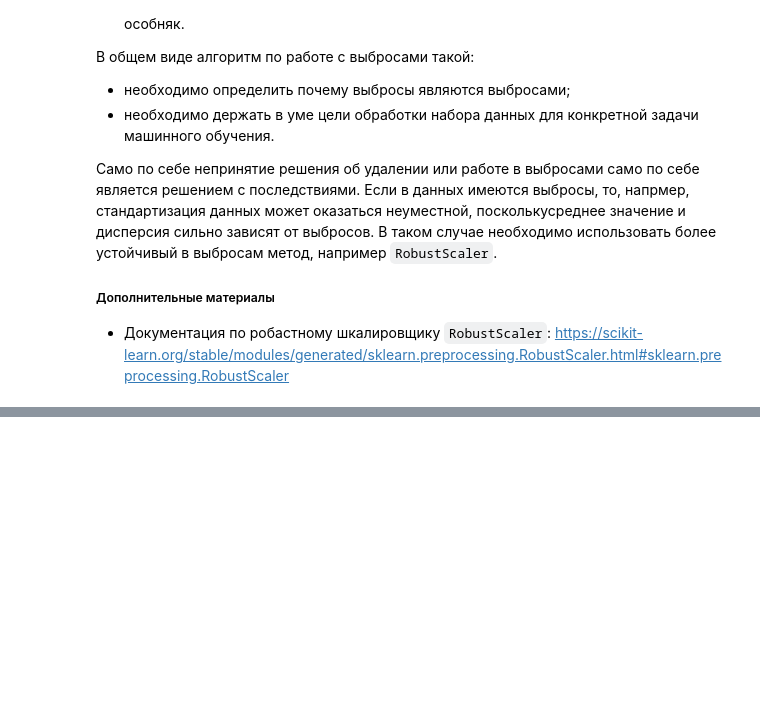
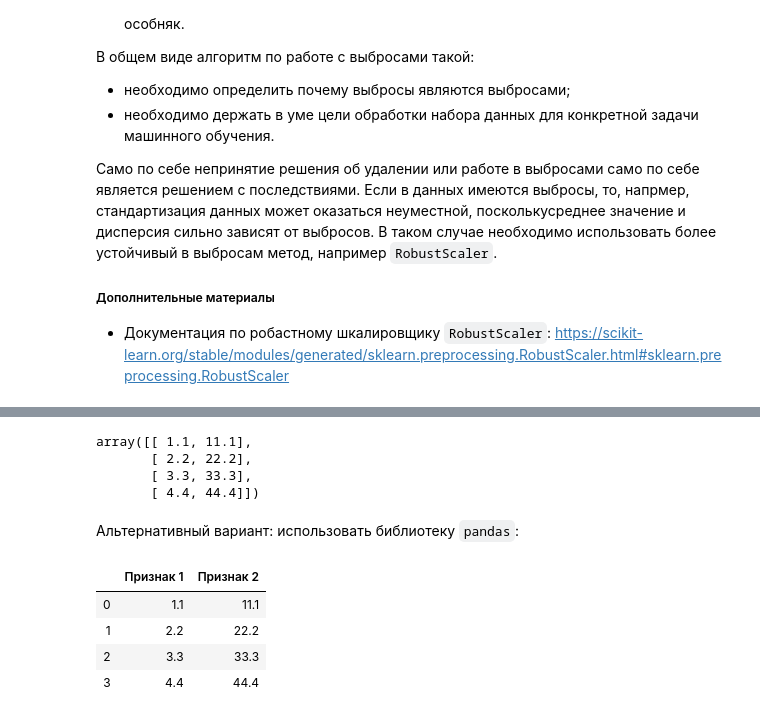
Before and after one commit to AntonNeverovich/data-science, a Jupyter notebook: cookbooks/5-numerical-data-processing.ipynb, the cells around one changed output, grey strips where cells are left out. Cells and saved outputs as stored; diff of their text form; code cells hidden in the pictures; blank space fills up the shorter version.

```diff
--- a/cookbooks/5-numerical-data-processing.ipynb
+++ b/cookbooks/5-numerical-data-processing.ipynb
@@ -406,0 +524,32 @@ houses
+# %%
+# Создать матрицу признаков
+features_with_nan = np.array([
+    [1.1, 11.1],
+    [2.2, 22.2],
+    [3.3, 33.3],
+    [4.4, 44.4],
+    [np.nan, 55]
+])
+features_with_nan
+
+# Оставить только те наблюдения, которые не (помечены `~`) пропущены
+features_with_nan[~np.isnan(features_with_nan).any(axis=1)]
+# %% [output]
+array([[ 1.1, 11.1],
+       [ 2.2, 22.2],
+       [ 3.3, 33.3],
+       [ 4.4, 44.4]])
+# %% [markdown]
+Альтернативный вариант: использовать библиотеку `pandas`:
+# %%
+# Загрузить данные
+df = pd.DataFrame(data=features_with_nan, columns=['Признак 1', 'Признак 2'])
+
+# Удалить наблюдения с отсутствующими значениями
+df.dropna()
+# %% [output]
+|  | Признак 1 | Признак 2 |
+| 0 | 1.1 | 11.1 |
+| 1 | 2.2 | 22.2 |
+| 2 | 3.3 | 33.3 |
+| 3 | 4.4 | 44.4 |
```
Also changed, not shown: parts of 19 cells of this notebook.
